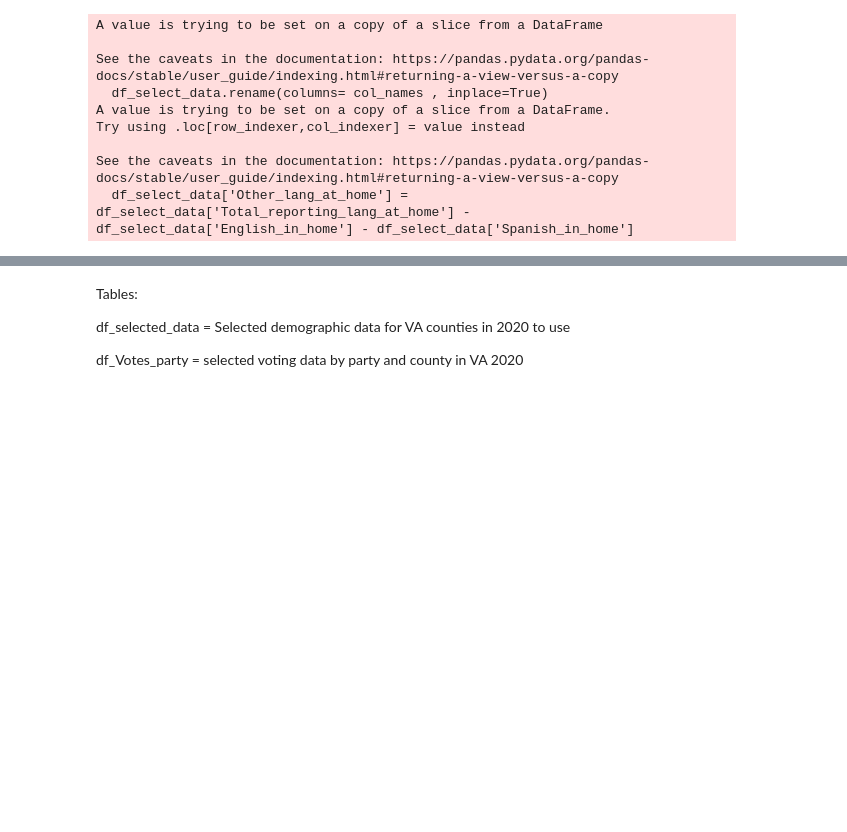
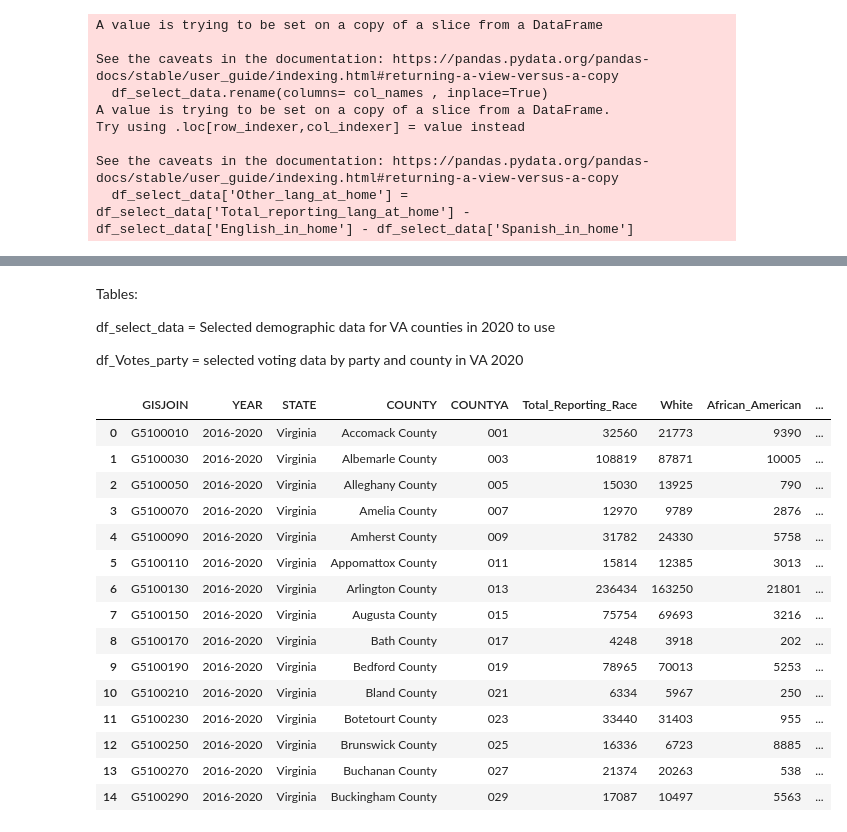
Before and after one commit to dha5sm/project_voting, a Jupyter notebook: Data_exploration_project_voting.ipynb, the cells around one changed output, grey strips where cells are left out. Drawn from its saved outputs; the diff is of its cells as text; code cells hidden in the pictures; blank space fills up the shorter version.

```diff
--- a/Data_exploration_project_voting.ipynb
+++ b/Data_exploration_project_voting.ipynb
@@ -212,6 +194,34 @@ Winchester city
 # %% [markdown]
 Tables:
 
-df_selected_data = Selected demographic data for VA counties in 2020 to use
+df_select_data = Selected demographic data for VA counties in 2020 to use
 
 df_Votes_party = selected voting data by party and county in VA 2020
+# %%
+df_select_data.shape
+df_select_data.head(15)
+
+# csv_file = 'df_select.csv'
+# df_select_data.to_csv(csv_file, index=False)
+# try:
+#     from google.colab import files
+#     files.download(csv_file)
+# except ModuleNotFoundError:
+#     print("Not in Google Colab, unable to download the file.")
+# %% [output]
+|  | GISJOIN | YEAR | STATE | COUNTY | COUNTYA | Total_Reporting_Race | White | African_American | ... |
+| 0 | G5100010 | 2016-2020 | Virginia | Accomack County | 001 | 32560 | 21773 | 9390 | ... |
+| 1 | G5100030 | 2016-2020 | Virginia | Albemarle County | 003 | 108819 | 87871 | 10005 | ... |
+| 2 | G5100050 | 2016-2020 | Virginia | Alleghany County | 005 | 15030 | 13925 | 790 | ... |
+| 3 | G5100070 | 2016-2020 | Virginia | Amelia County | 007 | 12970 | 9789 | 2876 | ... |
+| 4 | G5100090 | 2016-2020 | Virginia | Amherst County | 009 | 31782 | 24330 | 5758 | ... |
+| 5 | G5100110 | 2016-2020 | Virginia | Appomattox County | 011 | 15814 | 12385 | 3013 | ... |
+| 6 | G5100130 | 2016-2020 | Virginia | Arlington County | 013 | 236434 | 163250 | 21801 | ... |
+| 7 | G5100150 | 2016-2020 | Virginia | Augusta County | 015 | 75754 | 69693 | 3216 | ... |
+| 8 | G5100170 | 2016-2020 | Virginia | Bath County | 017 | 4248 | 3918 | 202 | ... |
+| 9 | G5100190 | 2016-2020 | Virginia | Bedford County | 019 | 78965 | 70013 | 5253 | ... |
+| 10 | G5100210 | 2016-2020 | Virginia | Bland County | 021 | 6334 | 5967 | 250 | ... |
+| 11 | G5100230 | 2016-2020 | Virginia | Botetourt County | 023 | 33440 | 31403 | 955 | ... |
+| 12 | G5100250 | 2016-2020 | Virginia | Brunswick County | 025 | 16336 | 6723 | 8885 | ... |
+| 13 | G5100270 | 2016-2020 | Virginia | Buchanan County | 027 | 21374 | 20263 | 538 | ... |
+| 14 | G5100290 | 2016-2020 | Virginia | Buckingham County | 029 | 17087 | 10497 | 5563 | ... |
```
Also changed, not shown: parts of 2 cells of this notebook.
